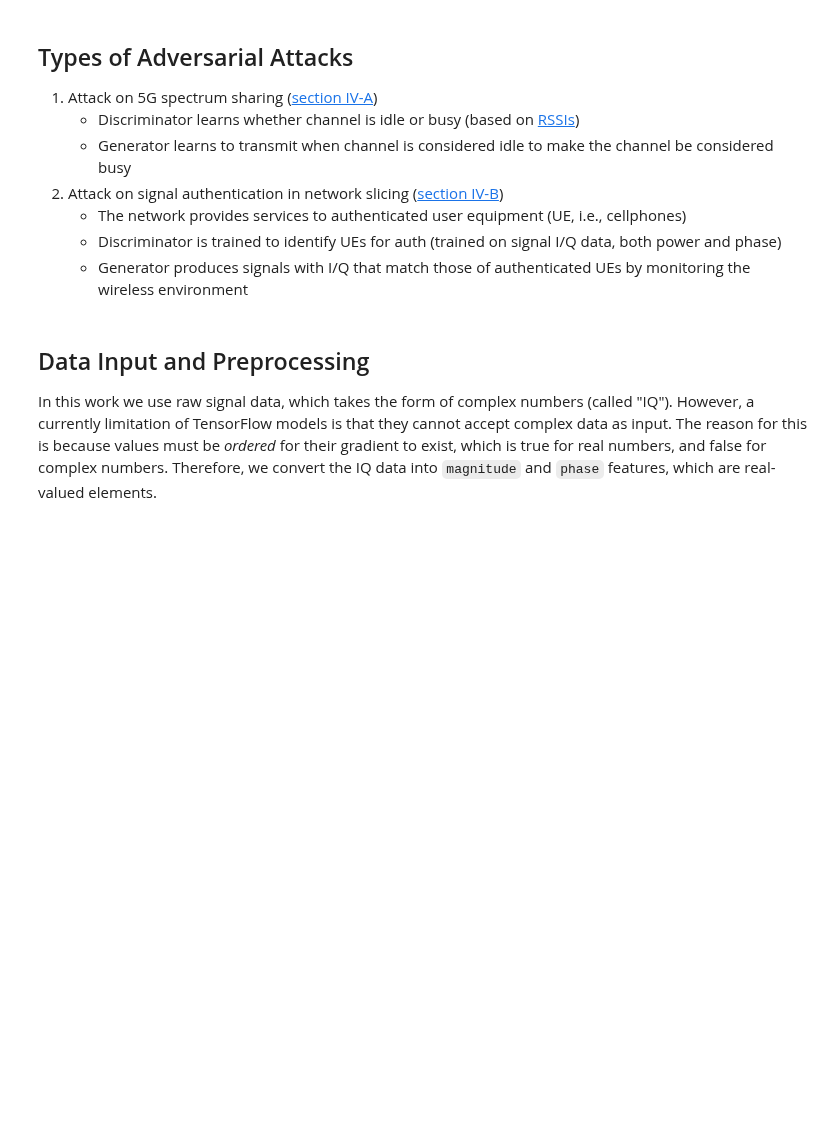
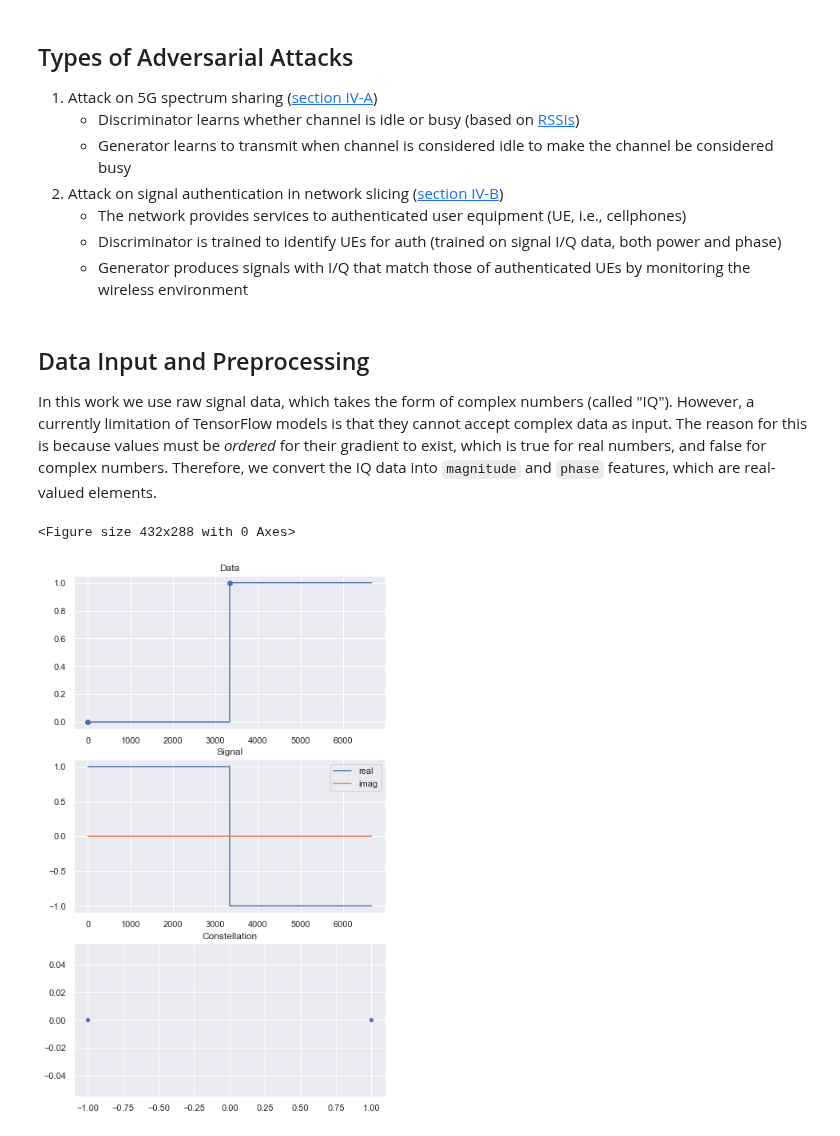
Before and after one commit to zanderman/gan-wireless-5g, a Jupyter notebook: gan.ipynb, the cells around one changed output. Cells and saved outputs as stored; diff of their text form; code cells hidden in the pictures; blank space fills up the shorter version.

```diff
--- a/gan.ipynb
+++ b/gan.ipynb
@@ -17,7 +18,8 @@ sns.set() # Use seaborn themes.
 # %%
 # Here define some root paths for saving content.
 roots = dict(
-    images = Path('./images/').expanduser(),
+    dataset = Path('./dataset/'),
+    images = Path('./images/'),
 )
 for k,r in roots.items(): # Create directories if they do not already exist.
     if not r.exists():
@@ -38,0 +50,40 @@ In this work we use raw signal data, which takes the form of complex numbers (ca
+# %%
+def plot(
+    n: np.ndarray,
+    s: np.ndarray,
+    x: np.ndarray,
+    fs: float,
+    baud: int,
+    ):
+
+    plt.figure()
+
+    fig, axd = plt.subplot_mosaic("A;B;C", figsize=(7,12))
+    pkey = 'A'
+    axd[pkey].plot(n, s, marker='o', markevery=int(fs/baud))
+    axd[pkey].set_title('Data')
+
+    pkey = 'B'
+    axd[pkey].plot(n, np.real(x), label='real')
+    axd[pkey].plot(n, np.imag(x), label='imag')
+    axd[pkey].set_title('Signal')
+    axd[pkey].legend()
+
+    pkey = 'C'
+    axd[pkey].plot(np.real(x.round(10)), np.imag(x.round(10)), '.')
+    axd[pkey].set_title('Constellation')
+    axd[pkey].grid(True)
+
+    return fig
+# %%
+data, params = load_data(roots['dataset']/"bpsk")
+fig = plot(
+    n=data['n'],
+    s=data['s'],
+    x=data['x'],
+    fs=params['fs'],
+    baud=params['baud'],
+)
+# %% [output]
+<Figure size 432x288 with 0 Axes>
+[figure, added]
```
Also changed, not shown: parts of 6 cells of this notebook.
